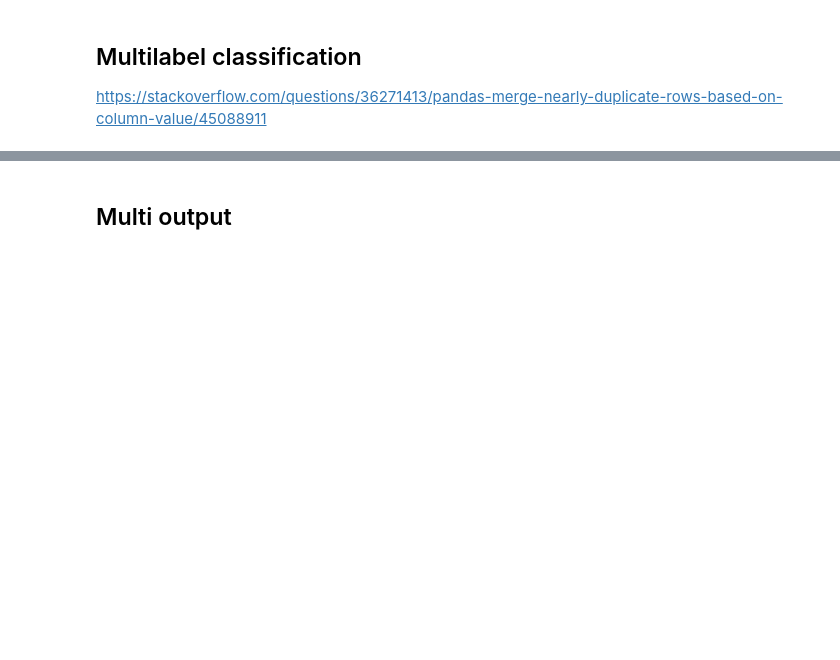
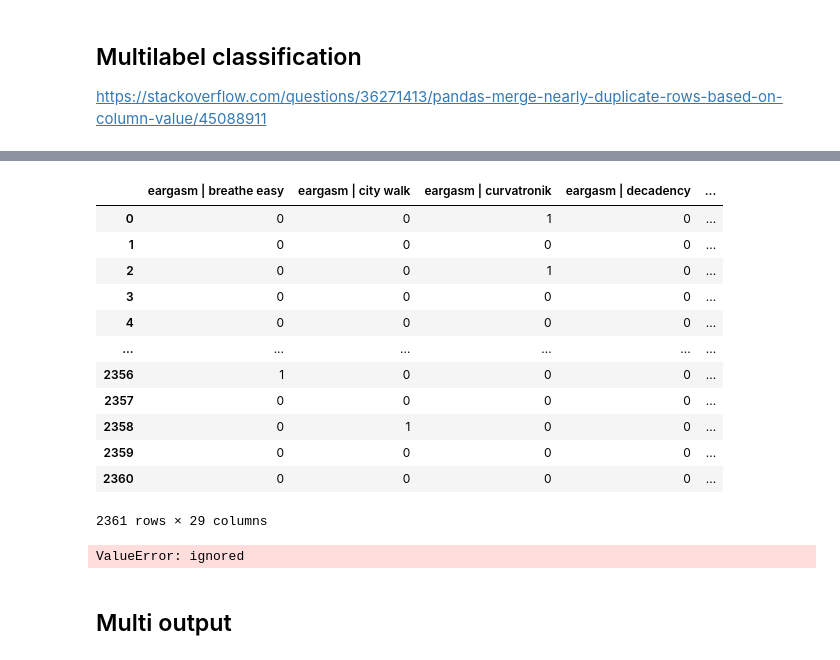
Before and after one commit to adamsiemaszkiewicz/eargasm-music, a Jupyter notebook: eargasm_Classification.ipynb, the cells around one changed output, grey strips where cells are left out. Saved outputs shown, nothing was run; the diff lists cells and outputs as text; code cells hidden in the pictures; blank space fills up the shorter version.

Commit message:
Single label classification - verification

```diff
--- a/eargasm_Classification.ipynb
+++ b/eargasm_Classification.ipynb
@@ -258,9 +252,29 @@ y = df_encoded['track_playlist']
+# %%
+X = df.drop(columns=['track_id', 'track_playlist', 'track_url'])
+y = df['track_playlist']
 # %%
-# from sklearn.preprocessing import MultiLabelBinarizer
-# mlb = MultiLabelBinarizer()
+from sklearn.preprocessing import MultiLabelBinarizer
+mlb = MultiLabelBinarizer()
 
-# y_converted = mlb.fit_transform(y.unique())
+y = pd.DataFrame(mlb.fit_transform(y), columns=mlb.classes_)
+
+# y_converted = mlb.fit_transform(y)
 # y_converted
+y
+# %% [output]
+|  | eargasm | breathe easy | eargasm | city walk | eargasm | curvatronik | eargasm | decadency | ... |
+| 0 | 0 | 0 | 1 | 0 | ... |
+| 1 | 0 | 0 | 0 | 0 | ... |
+| 2 | 0 | 0 | 1 | 0 | ... |
+| 3 | 0 | 0 | 0 | 0 | ... |
+| 4 | 0 | 0 | 0 | 0 | ... |
+| ... | ... | ... | ... | ... | ... |
+| 2356 | 1 | 0 | 0 | 0 | ... |
+| 2357 | 0 | 0 | 0 | 0 | ... |
+| 2358 | 0 | 1 | 0 | 0 | ... |
+| 2359 | 0 | 0 | 0 | 0 | ... |
+| 2360 | 0 | 0 | 0 | 0 | ... |
+2361 rows × 29 columns
 # %%
 X_train, X_test, y_train, y_test = train_test_split(X,
                                                     y,
@@ -274,0 +288,5 @@ check_accuracy(824)
+# %%
+y_pred = pd.Series(mlb.inverse_transform(clf.predict(X_test)))
+y_pred[530]
+# %% [output]
+ValueError: ignored
```
Also changed, not shown: parts of 18 cells of this notebook.
